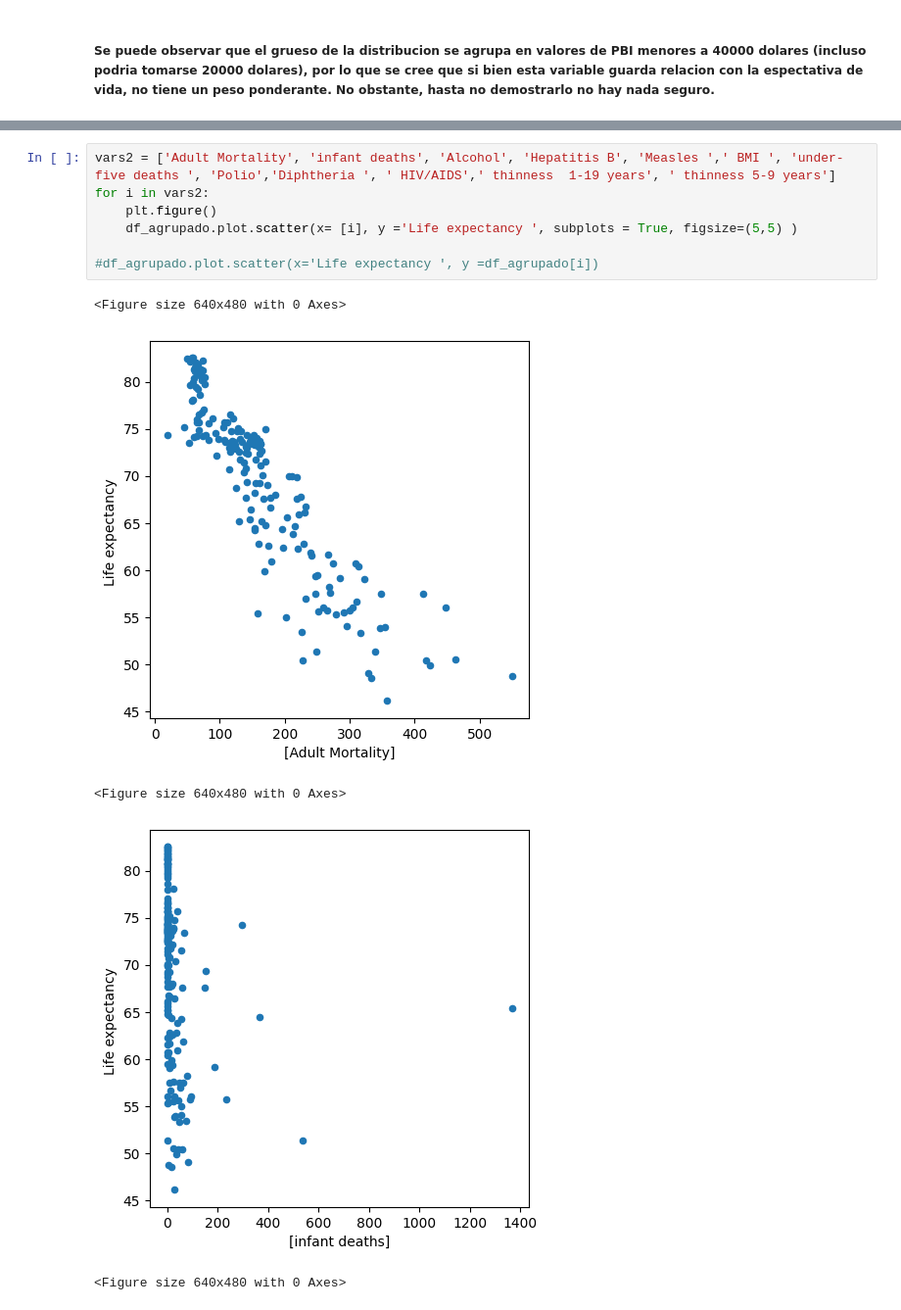
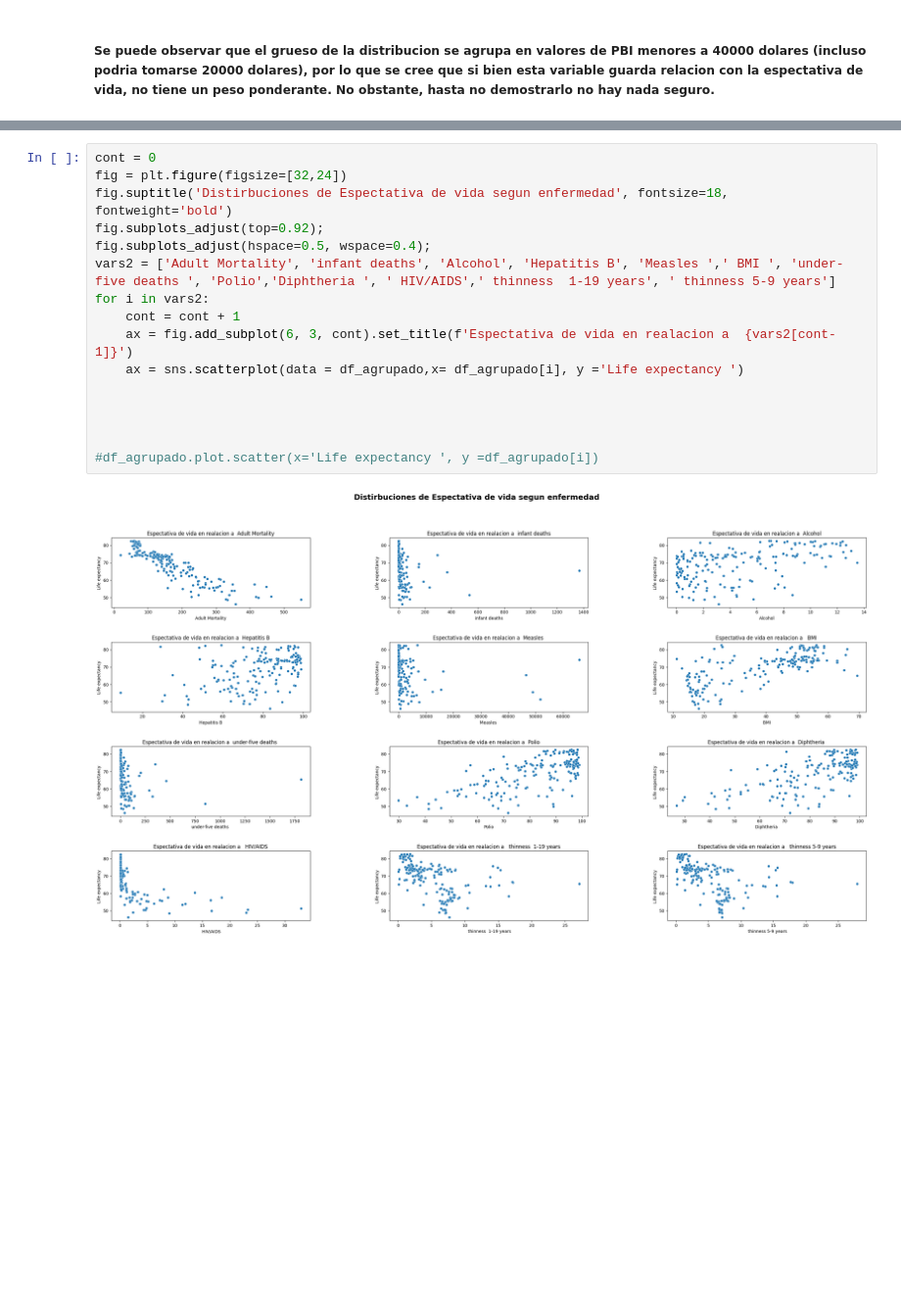
Before and after one commit to FernandoRamirez298/Data-Science-101, a Jupyter notebook: Entregas/Entrega_3/ProyectoDS_Parte1_Ramirez.ipynb, the cells around one changed output, grey strips where cells are left out. Shown: that part at 98% size. Drawn from its saved outputs; the diff is of its cells as text; blank space fills up the shorter version.

```diff
--- a/Entregas/Entrega_3/ProyectoDS_Parte1_Ramirez.ipynb
+++ b/Entregas/Entrega_3/ProyectoDS_Parte1_Ramirez.ipynb
@@ -103,15 +102,20 @@ plt.ylabel('Espectativa de vida');
 # %% [output]
 [figure]
 # %%
+cont = 0
+fig = plt.figure(figsize=[32,24])
+fig.suptitle('Distirbuciones de Espectativa de vida segun enfermedad', fontsize=18, fontweight='bold')
+fig.subplots_adjust(top=0.92);
+fig.subplots_adjust(hspace=0.5, wspace=0.4);
 vars2 = ['Adult Mortality', 'infant deaths', 'Alcohol', 'Hepatitis B', 'Measles ',' BMI ', 'under-five deaths ', 'Polio','Diphtheria ', ' HIV/AIDS',' thinness  1-19 years', ' thinness 5-9 years']
 for i in vars2:
-    plt.figure()
-    df_agrupado.plot.scatter(x= [i], y ='Life expectancy ', subplots = True, figsize=(5,5) )
+    cont = cont + 1
+    ax = fig.add_subplot(6, 3, cont).set_title(f'Espectativa de vida en realacion a  {vars2[cont-1]}')
+    ax = sns.scatterplot(data = df_agrupado,x= df_agrupado[i], y ='Life expectancy ')
+
+
+
 
 #df_agrupado.plot.scatter(x='Life expectancy ', y =df_agrupado[i])
 # %% [output]
-<Figure size 640x480 with 0 Axes>
-[figure, old version]
+[figure, new version]
-<Figure size 640x480 with 0 Axes>
-[figure, removed]
-<Figure size 640x480 with 0 Axes>
```
Also changed, not shown: parts of 3 cells of this notebook.
